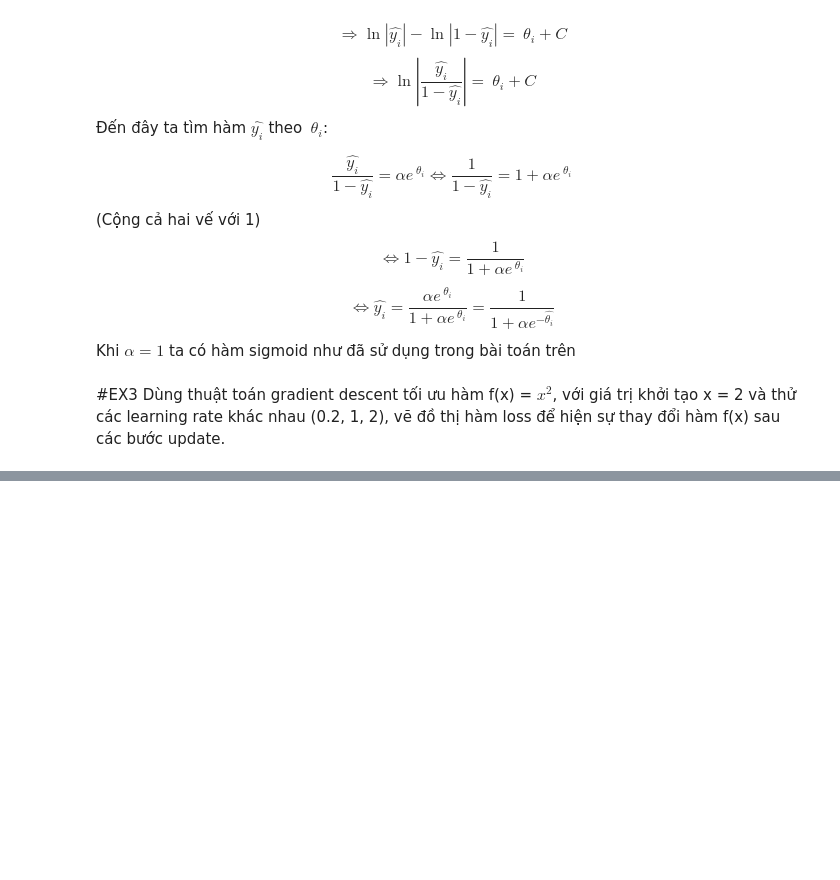
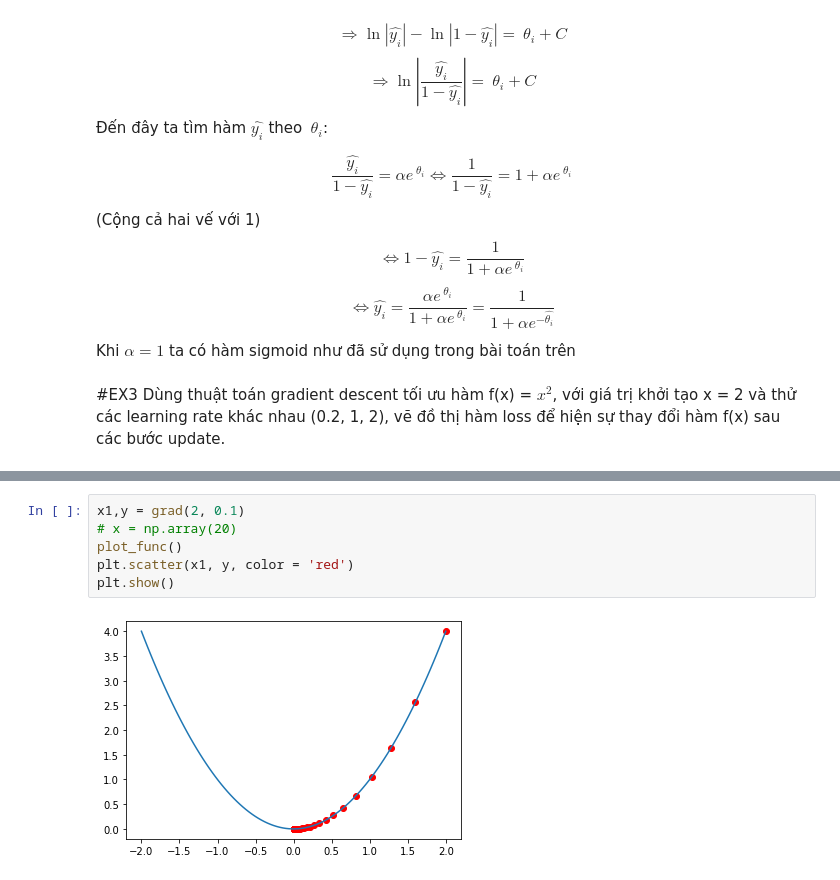
Before and after one commit to minhanh1135/Machine-Learning-with-Python, a Jupyter notebook: Week7/LogisticRegression.ipynb, the cells around one changed output, grey strips where cells are left out. Drawn from its saved outputs; the diff is of its cells as text; blank space fills up the shorter version.

```diff
--- a/Week7/LogisticRegression.ipynb
+++ b/Week7/LogisticRegression.ipynb
@@ -126,0 +123,8 @@ for l in lr:
+# %%
+x1,y = grad(2, 0.1)
+# x = np.array(20)
+plot_func()
+plt.scatter(x1, y, color = 'red')
+plt.show()
+# %% [output]
+[figure, added]
```
Also changed, not shown: parts of 22 cells of this notebook.
